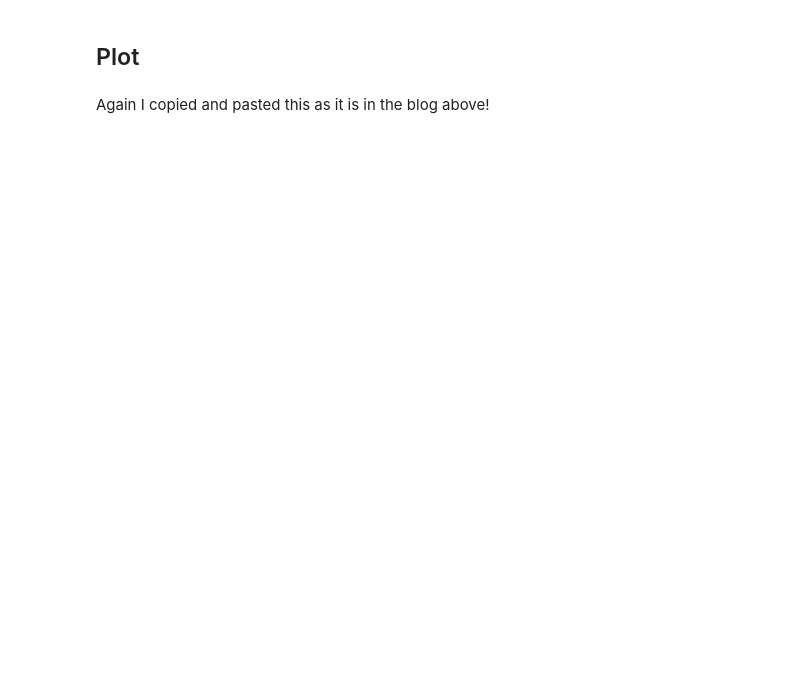
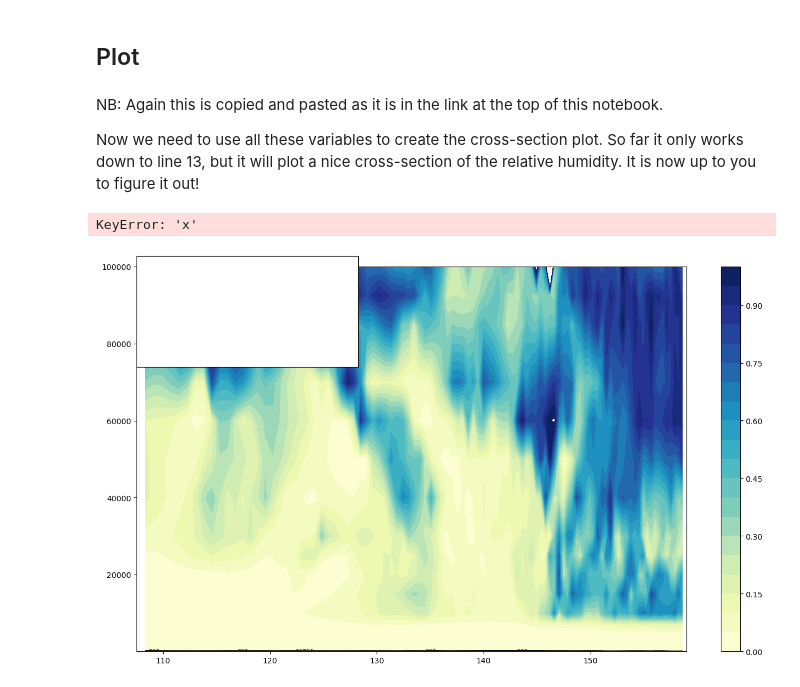
Before and after one commit to coecms/AUS2200_CLEX_analysis, a Jupyter notebook: notebooks/AUS2200_cross_section_plot.ipynb, the cells around one changed output. Drawn from its saved outputs; the diff is of its cells as text; code cells hidden in the pictures; blank space fills up the shorter version.

Commit message:
Updated uv850 and cross section

```diff
--- a/notebooks/AUS2200_cross_section_plot.ipynb
+++ b/notebooks/AUS2200_cross_section_plot.ipynb
@@ -31,11 +155,11 @@ ds_temp = xr.open_mfdataset(f'{datadir}/{fname}', chunks={'time': '200mb'}, para
 
 # use MetPy’s CF parsing to get the data ready for use
 data = ds.metpy.parse_cf()
-#Define start and end points:
 
-start = (37.0, -105.0)
-end = (35.5, -65.0)
+#Define start/end latitude and longitude points (you can find these in ds above):
+start = (-48.788, 107.52)
+end = (-6.831799, 158.9802)
+
 #Get the cross section, and convert lat/lon to supplementary coordinates:
-
-cross = cross_section(data, start, end).set_coords(('lat', 'lon'))
+cross = cross_section(data, start, end).set_coords(('latitude', 'longitude'))
 print(cross)
@@ -45,18 +184,21 @@ NB Not sure how much of this is needed
 # %%
+# Calculate potential temperature and assign the correct units:
 cross['Potential_temperature'] = mpcalc.potential_temperature(
-    cross['isobaric'],
-    cross['Temperature']
+    cross['pressure_level'] * units.kPa,
+    cross['air_temperature'] * units.kelvin
     )
+# Calculate Relative humidity and assign the correct units:
 cross['Relative_humidity'] = mpcalc.relative_humidity_from_specific_humidity(
-    cross['isobaric'],
-    cross['Temperature'],
-    cross['Specific_humidity']
+    cross['pressure_level'] * units.kPa,
+    cross['air_temperature'] * units.kelvin,
+    cross['specific_humidity']/1000
     )
-cross['u_wind'] = cross['u_wind'].metpy.convert_units('knots')
-cross['v_wind'] = cross['v_wind'].metpy.convert_units('knots')
+#calculate t_wind and n_wind and assign the correct units:
+cross['x_wind'] = cross['x_wind'] * units.knots
+cross['y_wind'] = cross['y_wind'] * units.knots
 cross['t_wind'], cross['n_wind'] = mpcalc.cross_section_components(
-    cross['u_wind'],
-    cross['v_wind']
+    cross['x_wind'],
+    cross['y_wind']
      )
 
 print(cross)
@@ -63,63 +225,68 @@ print(cross)
 # %% [markdown]
 ## Plot
 # %% [markdown]
-Again I copied and pasted this as it is in the blog above!
+NB: Again this is copied and pasted as it is in the link at the top of this notebook.
+
+Now we need to use all these variables to create the cross-section plot. So far it only works down to line 13, but it will plot a nice cross-section of the relative humidity. It is now up to you to figure it out!
 # %%
 # Define the figure object and primary axes
 fig = plt.figure(1, figsize=(16., 9.))
 ax = plt.axes()
 
 # Plot RH using contourf
-rh_contour = ax.contourf(cross['lon'], cross['isobaric'], cross['Relative_humidity'],
+rh_contour = ax.contourf(cross['longitude'], cross['pressure_level'], cross['Relative_humidity'][:,0,:],
                          levels=np.arange(0, 1.05, .05), cmap='YlGnBu')
 rh_colorbar = fig.colorbar(rh_contour)
 
 # Plot potential temperature using contour, with some custom labeling
-theta_contour = ax.contour(cross['lon'], cross['isobaric'], cross['Potential_temperature'],
+theta_contour = ax.contour(cross['longitude'], cross['pressure_level'], cross['Potential_temperature'][:,0,:],
                            levels=np.arange(250, 450, 5), colors='k', linewidths=2)
 theta_contour.clabel(theta_contour.levels[1::2], fontsize=8, colors='k', inline=1,
                      inline_spacing=8, fmt='%i', rightside_up=True, use_clabeltext=True)
 
 # Plot winds using the axes interface directly, with some custom indexing to make the barbs
 # less crowded
-wind_slc_vert = list(range(0, 19, 2)) + list(range(19, 29))
+wind_slc_vert = list(range(0, 19, 2))
 wind_slc_horz = slice(5, 100, 5)
-ax.barbs(cross['lon'][wind_slc_horz], cross['isobaric'][wind_slc_vert],
+ax.barbs(cross['longitude'][wind_slc_horz], cross['pressure_level'][wind_slc_vert],
          cross['t_wind'][wind_slc_vert, wind_slc_horz],
          cross['n_wind'][wind_slc_vert, wind_slc_horz], color='k')
 
 # Adjust the y-axis to be logarithmic
 ax.set_yscale('symlog')
 ax.set_yticklabels(np.arange(1000, 50, -100))
-ax.set_ylim(cross['isobaric'].max(), cross['isobaric'].min())
+ax.set_ylim(cross['pressure_level'].max(), cross['pressure_level'].min())
 ax.set_yticks(np.arange(1000, 50, -100))
 
 # Define the CRS and inset axes
-data_crs = data['Geopotential_height'].metpy.cartopy_crs
+data_crs = data['pressure_level'].metpy.cartopy_crs
 ax_inset = fig.add_axes([0.125, 0.665, 0.25, 0.25], projection=data_crs)
 
 # Plot geopotential height at 500 hPa using xarray's contour wrapper
-ax_inset.contour(data['x'], data['y'], data['Geopotential_height'].sel(isobaric=500.),
+ax_inset.contour(data['x'], data['y'], data['pressure_level'].sel(isobaric=500.),
                  levels=np.arange(5100, 6000, 60), cmap='inferno')
 
 # Plot the path of the cross section
 endpoints = data_crs.transform_points(ccrs.Geodetic(),
                                       *np.vstack([start, end]).transpose()[::-1])
 ax_inset.scatter(endpoints[:, 0], endpoints[:, 1], c='k', zorder=2)
 ax_inset.plot(cross['x'], cross['y'], c='k', zorder=2)
 
 # Add geographic features
 ax_inset.coastlines()
 ax_inset.add_feature(cfeature.STATES.with_scale('50m'), edgecolor='k', alpha=0.2, zorder=0)
 
 # Set the titles and axes labels
 ax_inset.set_title('')
 ax.set_title(f'NARR Cross-Section \u2013 {start} to {end} \u2013 '
              f'Valid: {cross["time"].dt.strftime("%Y-%m-%d %H:%MZ").item()}\n'
              'Potential Temperature (K), Tangential/Normal Winds (knots), Relative Humidity '
              '(dimensionless)\nInset: Cross-Section Path and 500 hPa Geopotential Height')
 ax.set_ylabel('Pressure (hPa)')
 ax.set_xlabel('Longitude (degrees east)')
 rh_colorbar.set_label('Relative Humidity (dimensionless)')
 
 plt.show()
+# %% [output]
+KeyError: 'x'
+[figure, added]
```
Also changed, not shown: parts of 15 cells of this notebook, 1 other file.
